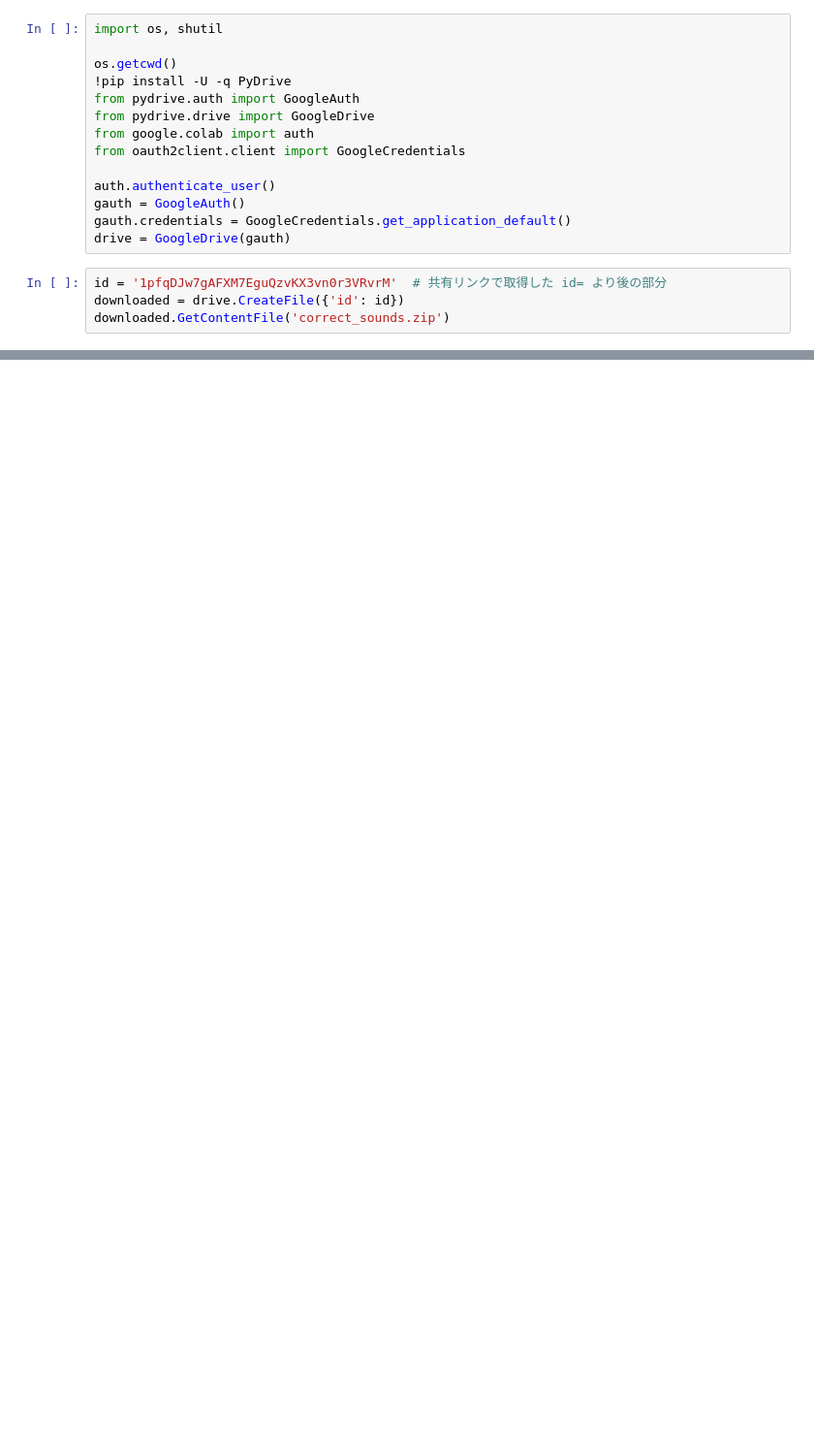
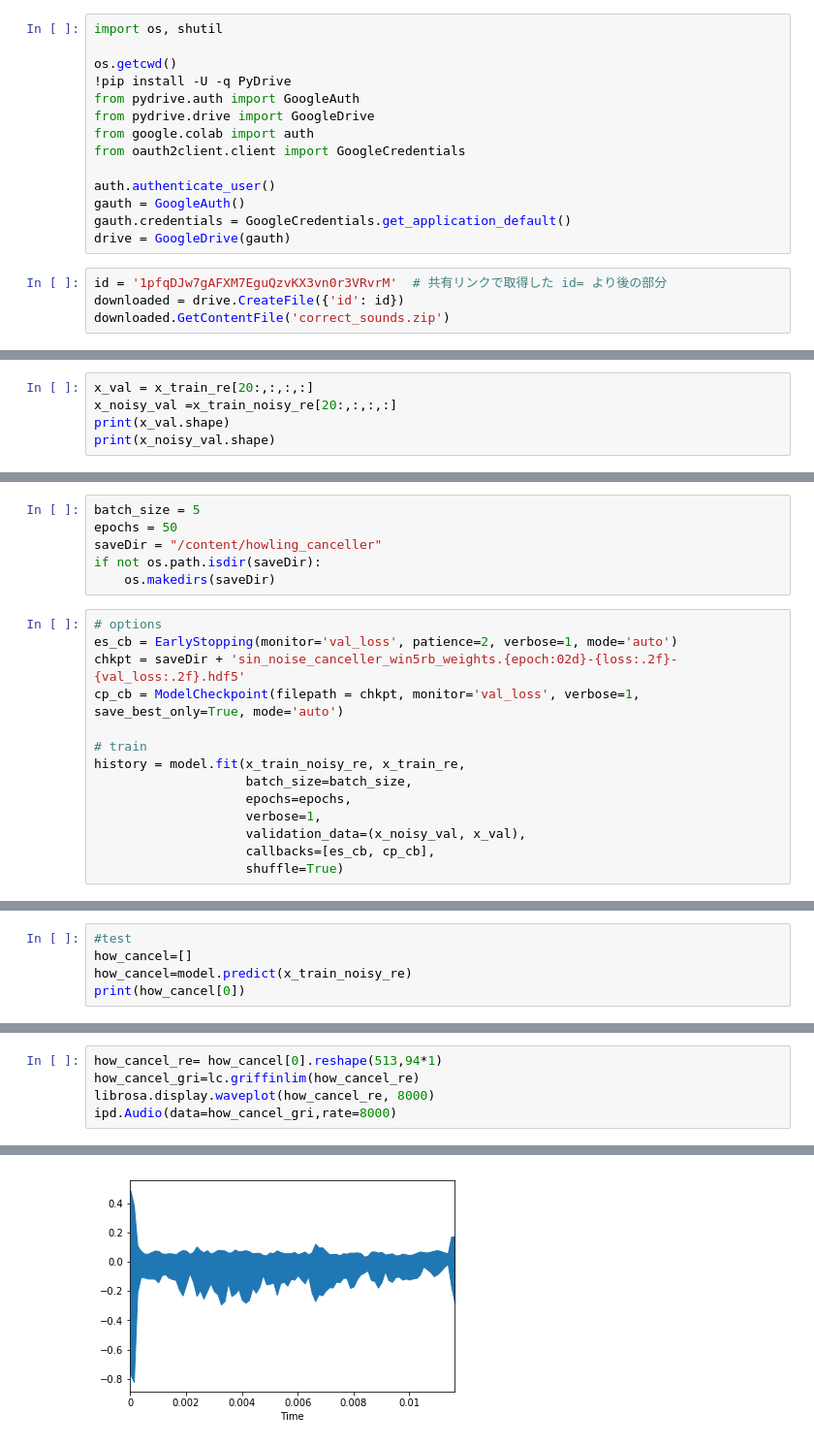
Before and after one commit to aritanaoya/howling_canceler, a Jupyter notebook: Sin_noisy.ipynb, the cells around one changed output, grey strips where cells are left out. Shown at 97% size. Drawn from its saved outputs; the diff is of its cells as text; blank space fills up the shorter version.

```diff
--- a/Sin_noisy.ipynb
+++ b/Sin_noisy.ipynb
@@ -102,0 +270,5 @@ ipd.Audio(data=sin_sounds,rate=8000)
+# %%
+x_val = x_train_re[20:,:,:,:]
+x_noisy_val =x_train_noisy_re[20:,:,:,:]
+print(x_val.shape)
+print(x_noisy_val.shape)
@@ -102,0 +298,20 @@ ipd.Audio(data=sin_sounds,rate=8000)
+# %%
+batch_size = 5
+epochs = 50
+saveDir = "/content/howling_canceller"
+if not os.path.isdir(saveDir):
+    os.makedirs(saveDir)
+# %%
+# options
+es_cb = EarlyStopping(monitor='val_loss', patience=2, verbose=1, mode='auto')
+chkpt = saveDir + 'sin_noise_canceller_win5rb_weights.{epoch:02d}-{loss:.2f}-{val_loss:.2f}.hdf5'
+cp_cb = ModelCheckpoint(filepath = chkpt, monitor='val_loss', verbose=1, save_best_only=True, mode='auto')
+
+# train
+history = model.fit(x_train_noisy_re, x_train_re,
+                    batch_size=batch_size,
+                    epochs=epochs,
+                    verbose=1,
+                    validation_data=(x_noisy_val, x_val),
+                    callbacks=[es_cb, cp_cb],
+                    shuffle=True)
@@ -102,0 +336,5 @@ ipd.Audio(data=sin_sounds,rate=8000)
+# %%
+#test
+how_cancel=[]
+how_cancel=model.predict(x_train_noisy_re)
+print(how_cancel[0])
@@ -102,0 +359,6 @@ ipd.Audio(data=sin_sounds,rate=8000)
+# %%
+how_cancel_re= how_cancel[0].reshape(513,94*1)
+how_cancel_gri=lc.griffinlim(how_cancel_re)
+librosa.display.waveplot(how_cancel_re, 8000)
+ipd.Audio(data=how_cancel_gri,rate=8000)
+# %% [output]
@@ -102,0 +366 @@ ipd.Audio(data=sin_sounds,rate=8000)
+[figure, added]
```
Also changed, not shown: parts of 20 cells of this notebook.
